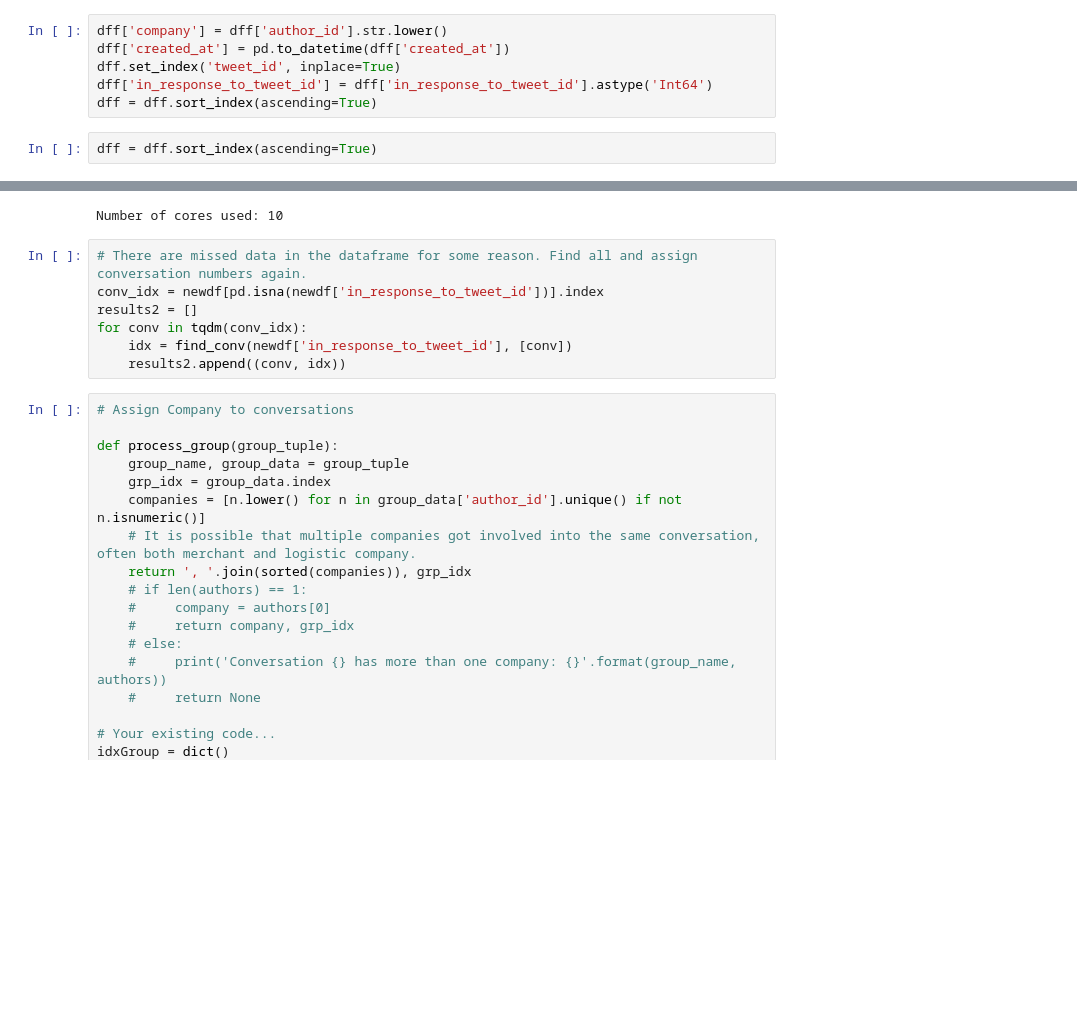
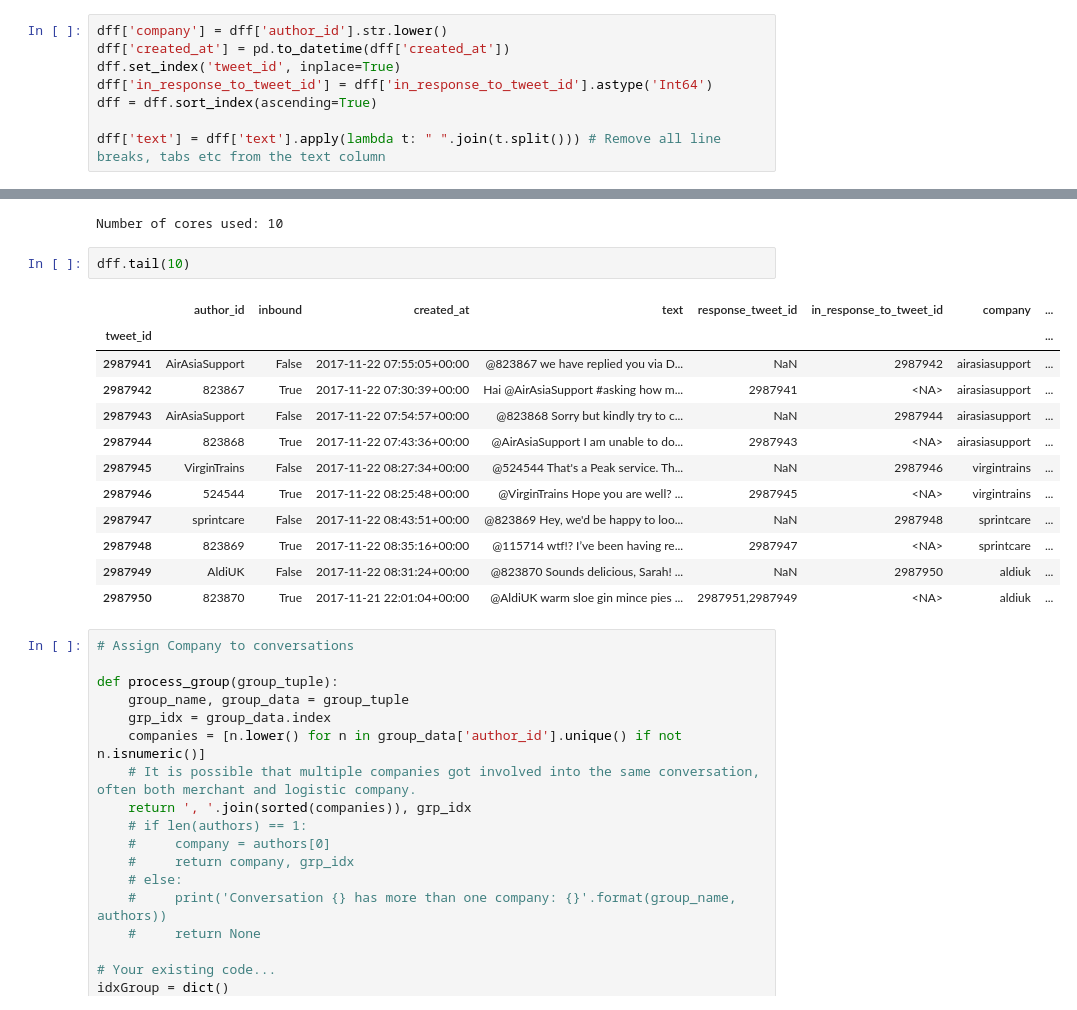
Before and after one commit to Sydney-Informatics-Hub/juxtorpus, a Jupyter notebook: notebooks/demos/taster_workshop/twcs_proc.ipynb, the cells around one changed output, grey strips where cells are left out. Saved outputs shown, nothing was run; the diff lists cells and outputs as text; blank space fills up the shorter version.

Commit message:
Cleaned the Customer service data - now buildable

```diff
--- a/notebooks/demos/taster_workshop/twcs_proc.ipynb
+++ b/notebooks/demos/taster_workshop/twcs_proc.ipynb
@@ -11,8 +11,8 @@ dff['created_at'] = pd.to_datetime(dff['created_at'])
 dff.set_index('tweet_id', inplace=True)
 dff['in_response_to_tweet_id'] = dff['in_response_to_tweet_id'].astype('Int64')
 dff = dff.sort_index(ascending=True)
+
+dff['text'] = dff['text'].apply(lambda t: " ".join(t.split())) # Remove all line breaks, tabs etc from the text column
-# %%
-dff = dff.sort_index(ascending=True)
 # %%
 dff.shape
 # %% [output]
@@ -147,12 +126,20 @@ dff['conversation'] = dff['conversation'].astype('Int64')
 # %% [output]
 Number of cores used: 10
 # %%
-# There are missed data in the dataframe for some reason. Find all and assign conversation numbers again.
-conv_idx = newdf[pd.isna(newdf['in_response_to_tweet_id'])].index
-results2 = []
-for conv in tqdm(conv_idx):
-    idx = find_conv(newdf['in_response_to_tweet_id'], [conv])
-    results2.append((conv, idx))
+dff.tail(10)
+# %% [output]
+|  | author_id | inbound | created_at | text | response_tweet_id | in_response_to_tweet_id | company | ... |
+| tweet_id |  |  |  |  |  |  |  | ... |
+| 2987941 | AirAsiaSupport | False | 2017-11-22 07:55:05+00:00 | @823867 we have replied you via D... | NaN | 2987942 | airasiasupport | ... |
+| 2987942 | 823867 | True | 2017-11-22 07:30:39+00:00 | Hai @AirAsiaSupport #asking how m... | 2987941 | <NA> | airasiasupport | ... |
+| 2987943 | AirAsiaSupport | False | 2017-11-22 07:54:57+00:00 | @823868 Sorry but kindly try to c... | NaN | 2987944 | airasiasupport | ... |
+| 2987944 | 823868 | True | 2017-11-22 07:43:36+00:00 | @AirAsiaSupport I am unable to do... | 2987943 | <NA> | airasiasupport | ... |
+| 2987945 | VirginTrains | False | 2017-11-22 08:27:34+00:00 | @524544 That's a Peak service. Th... | NaN | 2987946 | virgintrains | ... |
+| 2987946 | 524544 | True | 2017-11-22 08:25:48+00:00 | @VirginTrains Hope you are well? ... | 2987945 | <NA> | virgintrains | ... |
+| 2987947 | sprintcare | False | 2017-11-22 08:43:51+00:00 | @823869 Hey, we'd be happy to loo... | NaN | 2987948 | sprintcare | ... |
+| 2987948 | 823869 | True | 2017-11-22 08:35:16+00:00 | @115714 wtf!? I’ve been having re... | 2987947 | <NA> | sprintcare | ... |
+| 2987949 | AldiUK | False | 2017-11-22 08:31:24+00:00 | @823870 Sounds delicious, Sarah! ... | NaN | 2987950 | aldiuk | ... |
+| 2987950 | 823870 | True | 2017-11-21 22:01:04+00:00 | @AldiUK warm sloe gin mince pies ... | 2987951,2987949 | <NA> | aldiuk | ... |
 # %%
 # Assign Company to conversations
 
```
Also changed, not shown: parts of 7 cells of this notebook, 4 other files.
